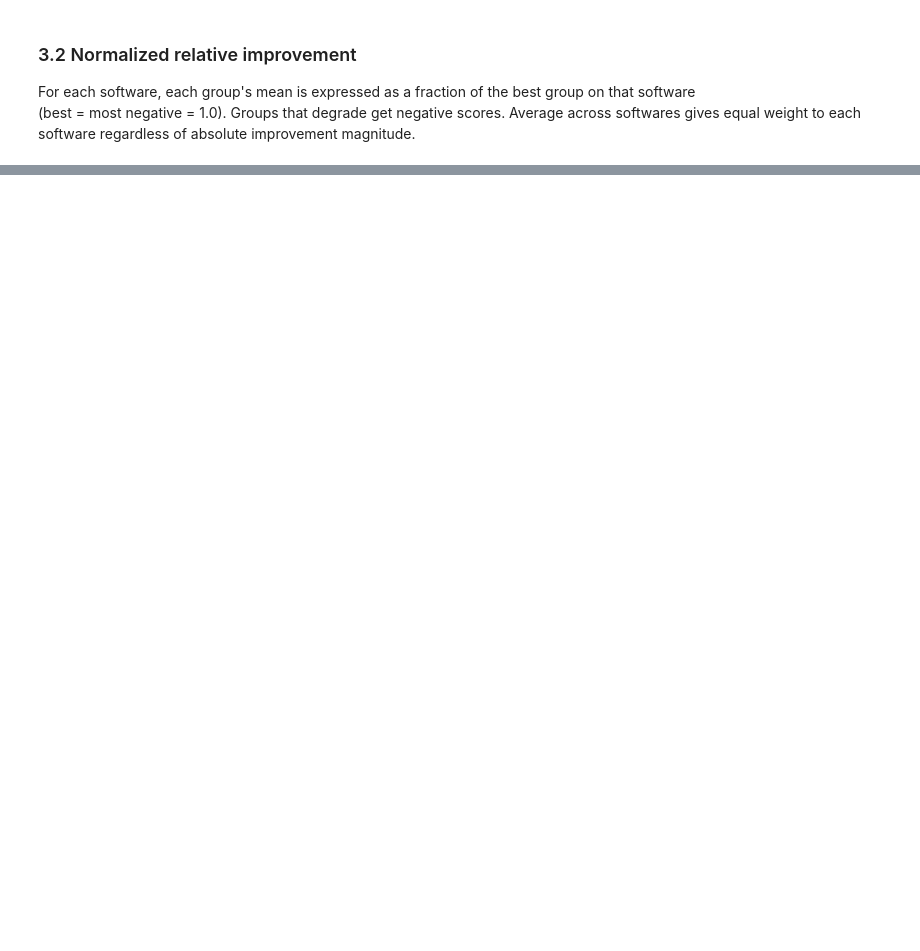
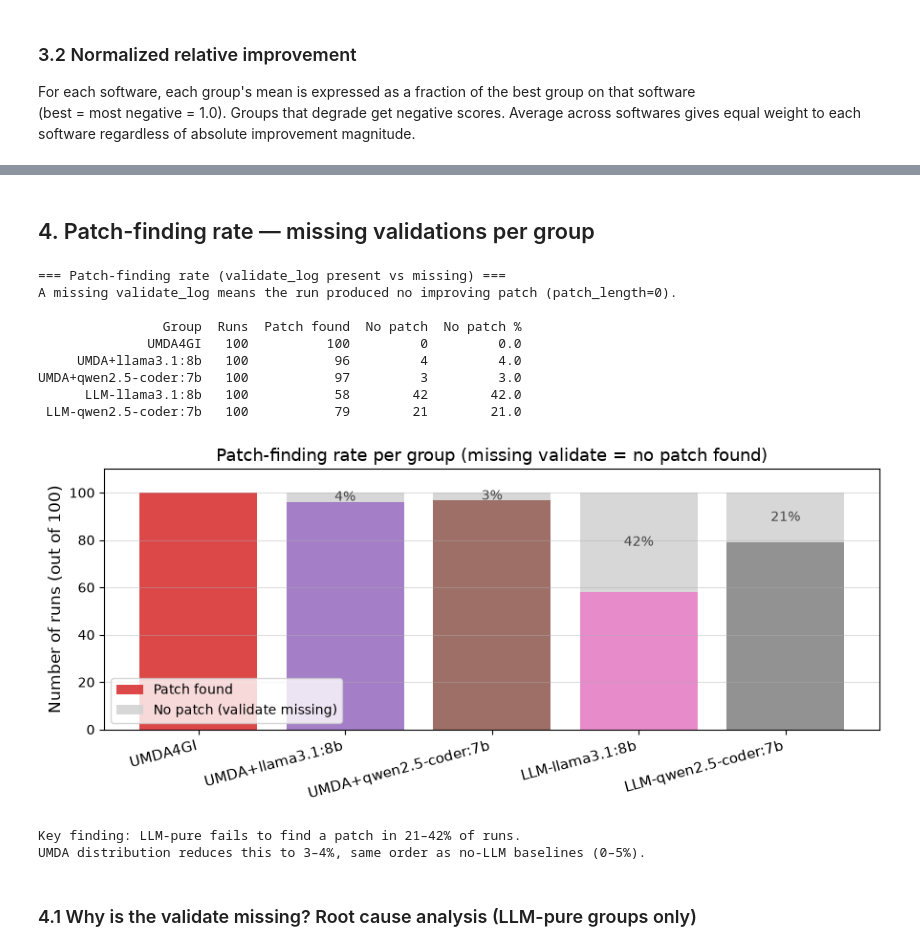
Before and after one commit to paberlo/magpie, a Jupyter notebook: experiments/results_UCL/RQ4.ipynb, the cells around one changed output, grey strips where cells are left out. Drawn from its saved outputs; the diff is of its cells as text; code cells hidden in the pictures; blank space fills up the shorter version.

```diff
--- a/experiments/results_UCL/RQ4.ipynb
+++ b/experiments/results_UCL/RQ4.ipynb
@@ -430,0 +435,78 @@ LLM-llama          0.546     1.000 -2.149   NaN -0.201
+# %% [markdown]
+## 4. Patch-finding rate — missing validations per group
+# %%
+missing = df.copy()
+missing['missing_val'] = missing['validate_log'].isna() | (missing['validate_log'].astype(str).str.strip() == '')
+
+tbl = missing.groupby(['algorithm', 'llm_model'], dropna=False).agg(
+    total=('validate_log', 'size'),
+    missing=('missing_val', 'sum'),
+).reset_index()
+tbl['found'] = tbl['total'] - tbl['missing']
+tbl['pct_missing'] = (tbl['missing'] / tbl['total'] * 100).round(1)
+tbl['llm_model'] = tbl['llm_model'].fillna('(none)')
+
+# Map to display names consistent with GROUP_ORDER
+def to_group(row):
+    alg, llm = row['algorithm'], row['llm_model']
+    if alg == 'UMDAAlgorithm'  and llm == '(none)':             return 'UMDA4GI'
+    if alg == 'UMDAAlgorithm'  and llm == 'llama3.1:8b':        return 'UMDA+llama3.1:8b'
+    if alg == 'UMDAAlgorithm'  and llm == 'qwen2.5-coder:7b':   return 'UMDA+qwen2.5-coder:7b'
+    if alg == 'LLMAlgorithm'   and llm == 'llama3.1:8b':        return 'LLM-llama3.1:8b'
+    if alg == 'LLMAlgorithm'   and llm == 'qwen2.5-coder:7b':   return 'LLM-qwen2.5-coder:7b'
+    return None
+
+tbl['group'] = tbl.apply(to_group, axis=1)
+tbl = tbl[tbl['group'].notna()].copy()
+tbl['group'] = pd.Categorical(tbl['group'], categories=GROUP_ORDER, ordered=True)
+tbl = tbl.sort_values('group')[['group', 'total', 'found', 'missing', 'pct_missing']]
+
+print('=== Patch-finding rate (validate_log present vs missing) ===')
+print('A missing validate_log means the run produced no improving patch (patch_length=0).')
+print()
+print(tbl.rename(columns={
+    'group': 'Group', 'total': 'Runs', 'found': 'Patch found',
+    'missing': 'No patch', 'pct_missing': 'No patch %'
+}).to_string(index=False))
+
+# Bar chart
+fig, ax = plt.subplots(figsize=(9, 4))
+groups = tbl['group'].tolist()
+x = np.arange(len(groups))
+bars_found  = ax.bar(x, tbl['found'].values,   label='Patch found',  color=[color_map[g] for g in groups], alpha=0.85)
+bars_missing = ax.bar(x, tbl['missing'].values, bottom=tbl['found'].values,
+                      label='No patch (validate missing)', color='lightgray', alpha=0.9)
+for bar, pct in zip(bars_missing, tbl['pct_missing'].values):
+    if pct > 0:
+        ax.text(bar.get_x() + bar.get_width()/2,
+                bar.get_y() + bar.get_height()/2,
+                f'{pct:.0f}%', ha='center', va='center', fontsize=10, color='#444')
+ax.set_xticks(x)
+ax.set_xticklabels(groups, rotation=15, ha='right', fontsize=11)
+ax.set_ylabel('Number of runs (out of 100)', fontsize=12)
+ax.set_title('Patch-finding rate per group (missing validate = no patch found)', fontsize=13)
+ax.legend(fontsize=10)
+ax.set_ylim(0, 110)
+ax.grid(axis='y', alpha=0.4)
+plt.tight_layout()
+plt.savefig('plots/RQ4_patch_found_rate.svg', format='svg', bbox_inches='tight')
+plt.show()
+
+print()
+print('Key finding: LLM-pure fails to find a patch in 21–42% of runs.')
+print('UMDA distribution reduces this to 3–4%, same order as no-LLM baselines (0–5%).')
+# %% [output]
+=== Patch-finding rate (validate_log present vs missing) ===
+A missing validate_log means the run produced no improving patch (patch_length=0).
+
+                Group  Runs  Patch found  No patch  No patch %
+              UMDA4GI   100          100         0         0.0
+     UMDA+llama3.1:8b   100           96         4         4.0
+UMDA+qwen2.5-coder:7b   100           97         3         3.0
+      LLM-llama3.1:8b   100           58        42        42.0
+ LLM-qwen2.5-coder:7b   100           79        21        21.0
+[figure, added]
+Key finding: LLM-pure fails to find a patch in 21–42% of runs.
+UMDA distribution reduces this to 3–4%, same order as no-LLM baselines (0–5%).
+# %% [markdown]
+### 4.1 Why is the validate missing? Root cause analysis (LLM-pure groups only)
```
Also changed, not shown: parts of 12 cells of this notebook, 17 other files.
